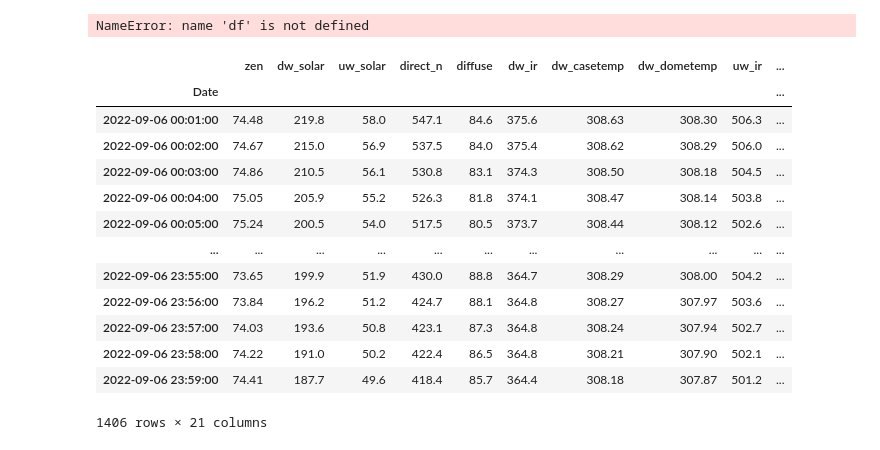
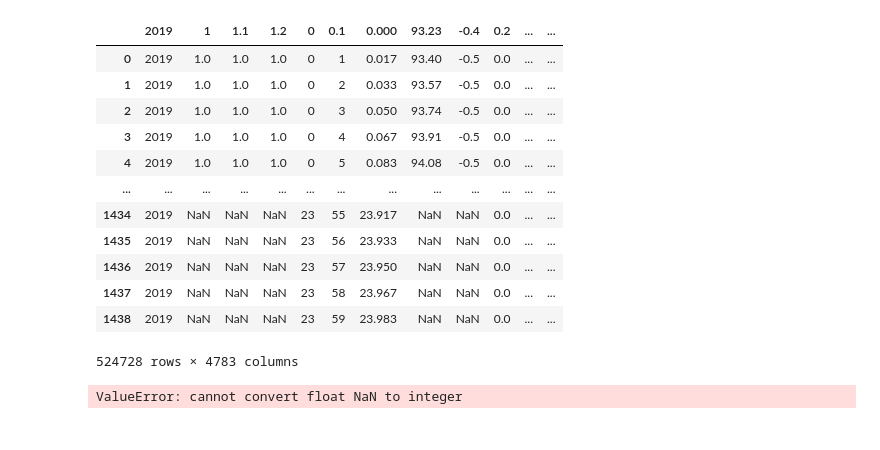
Before and after one commit to pierreberranger/Challenge_Solaire, a Jupyter notebook: challenge_solaire.ipynb, the cells around one changed output. Saved outputs shown, nothing was run; the diff lists cells and outputs as text; code cells hidden in the pictures.

Commit message:
changement pour accéder à la database finale

```diff
--- a/challenge_solaire.ipynb
+++ b/challenge_solaire.ipynb
@@ -39,6 +53,28 @@ def get_time(df :pd.DataFrame) -> pd.Series:
 # %%
 def convert_date(year, year_day, month, day, hour, minute):
     return datetime.datetime(year, month, day, hour, minute)
+# %%
+df = pd.concat([pd.read_csv(f"tbl19{i:03d}.dat", delim_whitespace = True, skiprows = 2) for i in range(1, 366)])
+# %%
+df
+# %% [output]
+|  | 2019 | 1 | 1.1 | 1.2 | 0 | 0.1 | 0.000 | 93.23 | -0.4 | 0.2 | ... | ... |
+| 0 | 2019 | 1.0 | 1.0 | 1.0 | 0 | 1 | 0.017 | 93.40 | -0.5 | 0.0 | ... | ... |
+| 1 | 2019 | 1.0 | 1.0 | 1.0 | 0 | 2 | 0.033 | 93.57 | -0.5 | 0.0 | ... | ... |
+| 2 | 2019 | 1.0 | 1.0 | 1.0 | 0 | 3 | 0.050 | 93.74 | -0.5 | 0.0 | ... | ... |
+| 3 | 2019 | 1.0 | 1.0 | 1.0 | 0 | 4 | 0.067 | 93.91 | -0.5 | 0.0 | ... | ... |
+| 4 | 2019 | 1.0 | 1.0 | 1.0 | 0 | 5 | 0.083 | 94.08 | -0.5 | 0.0 | ... | ... |
+| ... | ... | ... | ... | ... | ... | ... | ... | ... | ... | ... | ... | ... |
+| 1434 | 2019 | NaN | NaN | NaN | 23 | 55 | 23.917 | NaN | NaN | 0.0 | ... | ... |
+| 1435 | 2019 | NaN | NaN | NaN | 23 | 56 | 23.933 | NaN | NaN | 0.0 | ... | ... |
+| 1436 | 2019 | NaN | NaN | NaN | 23 | 57 | 23.950 | NaN | NaN | 0.0 | ... | ... |
+| 1437 | 2019 | NaN | NaN | NaN | 23 | 58 | 23.967 | NaN | NaN | 0.0 | ... | ... |
+| 1438 | 2019 | NaN | NaN | NaN | 23 | 59 | 23.983 | NaN | NaN | 0.0 | ... | ... |
+524728 rows × 4783 columns
+# %%
+columns = [pd.Series([tuple(df.iloc[i, 0:6].map(lambda x : int(x))) for i in range(len(df))]).map(lambda x : convert_date(*x)), df.iloc[:,7]]
+# %% [output]
+ValueError: cannot convert float NaN to integer
 # %%
 columns = [pd.Series([tuple(df.iloc[i, 0:6].map(lambda x : int(x))) for i in range(len(df))]).map(lambda x : convert_date(*x)), df.iloc[:,7]]
 for i in range(8, len(df.columns), 2):
@@ -47,22 +83,3 @@ df_final = pd.concat(tuple(columns), axis=1 )
 df_final.columns = col_names
 df_final.set_index("Date", inplace=True)
 df_final.dropna(how="any", inplace=True)
-# %% [output]
-NameError: name 'df' is not defined
-# %%
-df_final
-# %% [output]
-|  | zen | dw_solar | uw_solar | direct_n | diffuse | dw_ir | dw_casetemp | dw_dometemp | uw_ir | ... |
-| Date |  |  |  |  |  |  |  |  |  | ... |
-| 2022-09-06 00:01:00 | 74.48 | 219.8 | 58.0 | 547.1 | 84.6 | 375.6 | 308.63 | 308.30 | 506.3 | ... |
-| 2022-09-06 00:02:00 | 74.67 | 215.0 | 56.9 | 537.5 | 84.0 | 375.4 | 308.62 | 308.29 | 506.0 | ... |
-| 2022-09-06 00:03:00 | 74.86 | 210.5 | 56.1 | 530.8 | 83.1 | 374.3 | 308.50 | 308.18 | 504.5 | ... |
-| 2022-09-06 00:04:00 | 75.05 | 205.9 | 55.2 | 526.3 | 81.8 | 374.1 | 308.47 | 308.14 | 503.8 | ... |
-| 2022-09-06 00:05:00 | 75.24 | 200.5 | 54.0 | 517.5 | 80.5 | 373.7 | 308.44 | 308.12 | 502.6 | ... |
-| ... | ... | ... | ... | ... | ... | ... | ... | ... | ... | ... |
-| 2022-09-06 23:55:00 | 73.65 | 199.9 | 51.9 | 430.0 | 88.8 | 364.7 | 308.29 | 308.00 | 504.2 | ... |
-| 2022-09-06 23:56:00 | 73.84 | 196.2 | 51.2 | 424.7 | 88.1 | 364.8 | 308.27 | 307.97 | 503.6 | ... |
-| 2022-09-06 23:57:00 | 74.03 | 193.6 | 50.8 | 423.1 | 87.3 | 364.8 | 308.24 | 307.94 | 502.7 | ... |
-| 2022-09-06 23:58:00 | 74.22 | 191.0 | 50.2 | 422.4 | 86.5 | 364.8 | 308.21 | 307.90 | 502.1 | ... |
-| 2022-09-06 23:59:00 | 74.41 | 187.7 | 49.6 | 418.4 | 85.7 | 364.4 | 308.18 | 307.87 | 501.2 | ... |
-1406 rows × 21 columns
```
Also changed, not shown: parts of 4 cells of this notebook, 2 other files.
